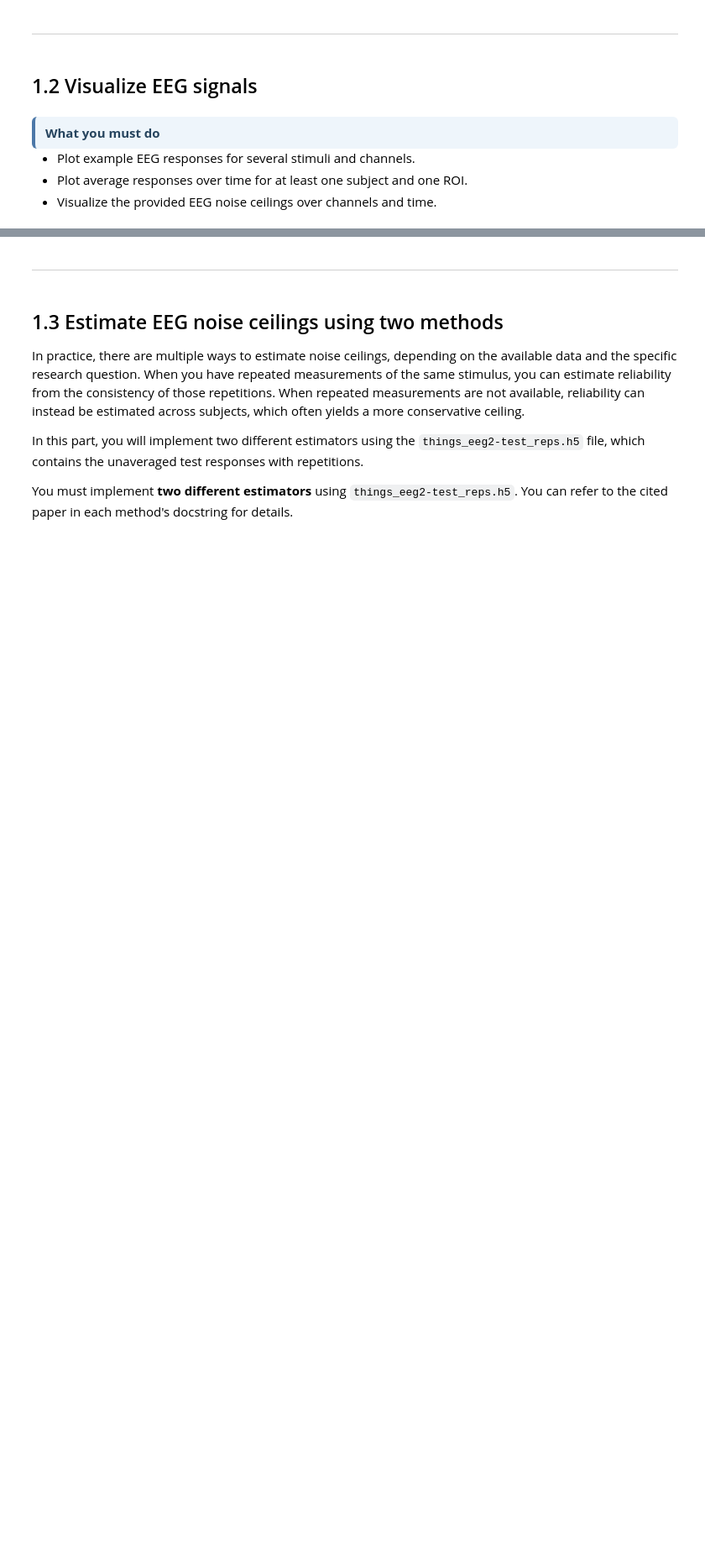
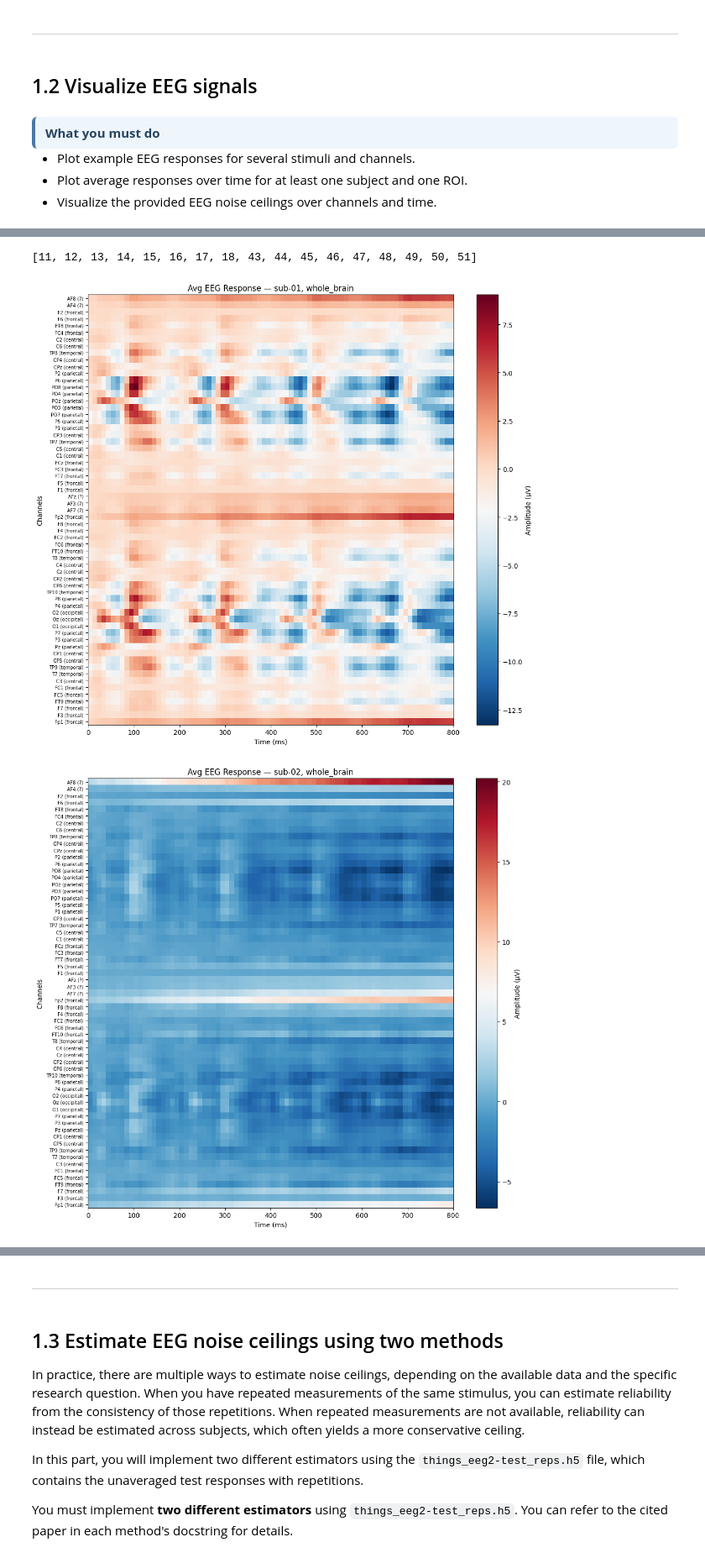
Before and after one commit to LyaoDzin/NX-414-brain-like-project, a Jupyter notebook: project/nx414_project_2026.ipynb, the cells around one changed output, grey strips where cells are left out. Shown at 84% size. Cells and saved outputs as stored; diff of their text form; code cells hidden in the pictures; blank space fills up the shorter version.

```diff
--- a/project/nx414_project_2026.ipynb
+++ b/project/nx414_project_2026.ipynb
@@ -690,0 +691,13 @@ float64
+# %%
+with h5py.File(DATA_DIR + TVSD, 'r') as f:
+    # Check dtypes and a sample of values
+    train_data = f['train/neural_data/monkeyF/IT']
+    print(f"Shape: {train_data.shape}")
+    print(f"Dtype: {train_data.dtype}")
+    print(f"\nFirst stimulus (row 0), first 10 units:\n{train_data[0, :10]}")
+    print(f"\nFirst 3 stimuli, first 3 units:\n{train_data[:3, :3]}")
+
+    # Check stimulus IDs
+    stim_ids = f['train/stimulus_ids']
+    print(f"\nStimulus IDs dtype: {stim_ids.dtype}")
+    print(f"First 5 stimulus IDs: {stim_ids[:5]}")
@@ -720,0 +968,41 @@ You must include all of the following:
+# %%
+roi_channel_indices.pop('occipital_parietal')
+# %% [output]
+[11, 12, 13, 14, 15, 16, 17, 18, 43, 44, 45, 46, 47, 48, 49, 50, 51]
+# %%
+for subj in ['sub-01', 'sub-02', 'sub-03', 'sub-04', 'sub-05']:
+
+    with h5py.File(DATA_DIR + EEG2, 'r') as f:
+        eeg_train = f['train/neural_data'][subj]['whole_brain'][:]  # (16540, 63, 80)
+
+    avg = eeg_train.mean(axis=0)  # (63, 80)
+
+    # Build y-tick labels: channel name + ROI for each of the 63 channels
+    channel_roi = {}
+    for roi, indices in roi_channel_indices.items():
+        for idx in indices:
+            channel_roi[idx] = roi
+
+    ytick_labels = [f"{channels[i]} ({channel_roi.get(i, '?')})" for i in range(63)]
+
+    fig, ax = plt.subplots(figsize=(11, 10))
+    im = ax.imshow(
+        avg,
+        aspect='auto',
+        origin='lower',
+        extent=[time_ms[0], time_ms[-1], 0, avg.shape[0]],
+        cmap='RdBu_r'
+    )
+    plt.colorbar(im, ax=ax, label='Amplitude (µV)')
+    ax.set_xlabel("Time (ms)")
+    ax.set_ylabel("Channels")
+    ax.set_yticks(np.arange(63) + 0.5)
+    ax.set_yticklabels(ytick_labels, fontsize=7)
+    ax.set_title(f"Avg EEG Response — {subj}, whole_brain")
+
+    plt.tight_layout()
+    plt.savefig(f"eeg_heatmap_{subj}.png", dpi=150)
+    plt.show()
+# %% [output]
+[figure, added]
+[figure, added]
```
Also changed, not shown: parts of 39 cells of this notebook.
